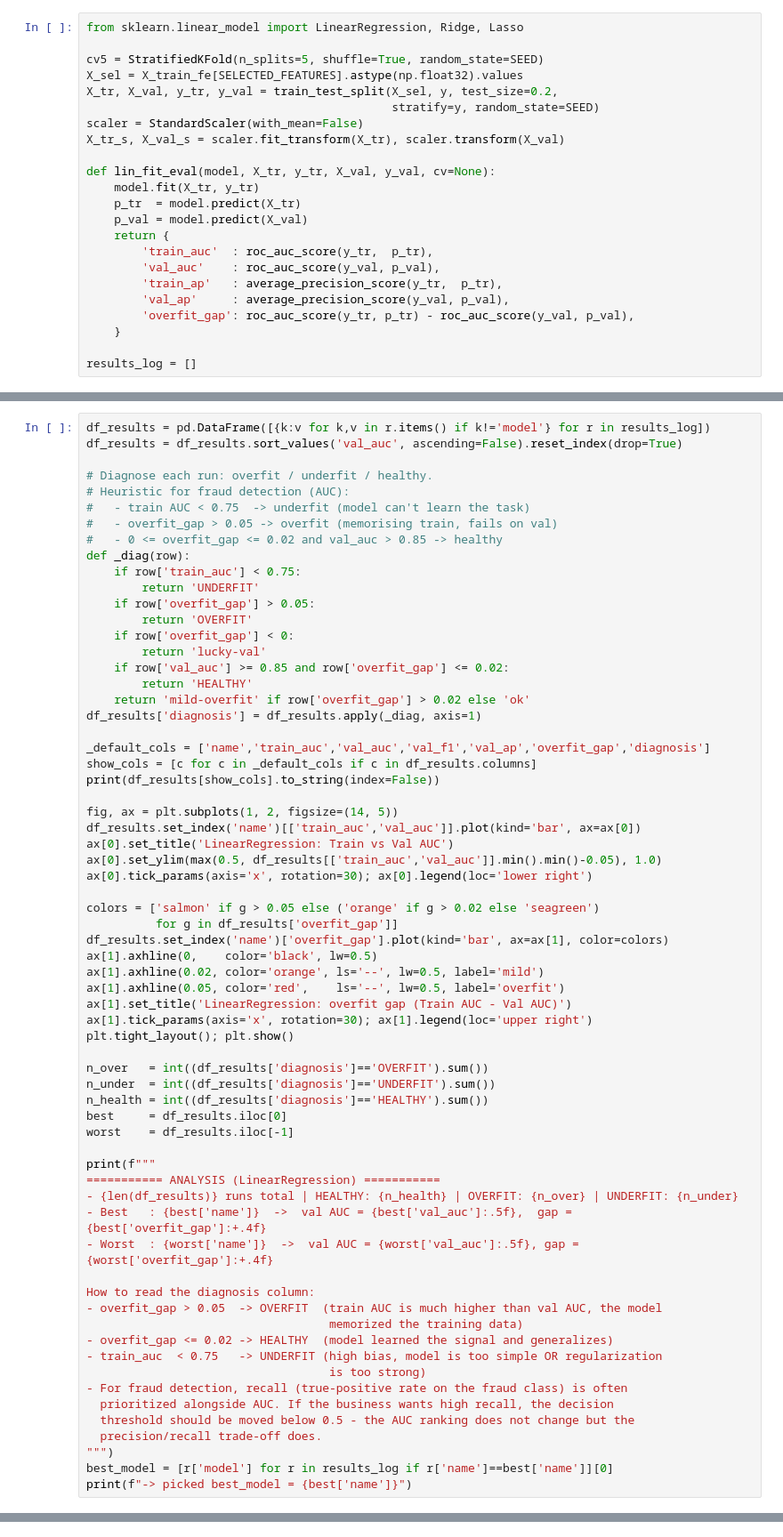
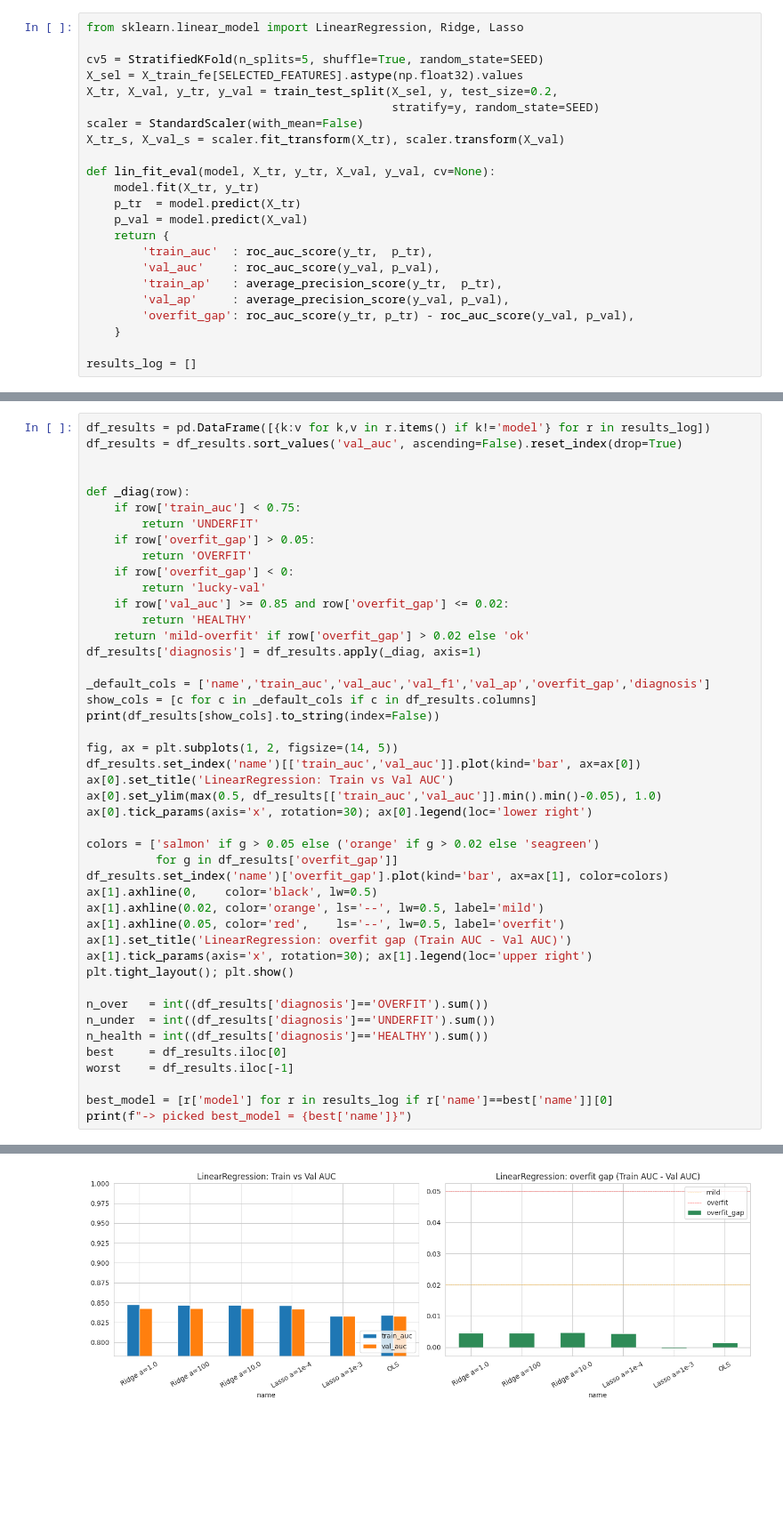
Before and after one commit to romaxod/ML-HW2, a Jupyter notebook: model_experiment_LinearRegression.ipynb, the cells around one changed output, grey strips where cells are left out. Shown at 89% size. Cells and saved outputs as stored; diff of their text form; blank space fills up the shorter version.

```diff
--- a/model_experiment_LinearRegression.ipynb
+++ b/model_experiment_LinearRegression.ipynb
@@ -532,11 +570,7 @@ results_log.append({'name': "Lasso a=1e-3", 'model': m, **mt})
 df_results = pd.DataFrame([{k:v for k,v in r.items() if k!='model'} for r in results_log])
 df_results = df_results.sort_values('val_auc', ascending=False).reset_index(drop=True)
 
-# Diagnose each run: overfit / underfit / healthy.
-# Heuristic for fraud detection (AUC):
-#   - train AUC < 0.75  -> underfit (model can't learn the task)
-#   - overfit_gap > 0.05 -> overfit (memorising train, fails on val)
-#   - 0 <= overfit_gap <= 0.02 and val_auc > 0.85 -> healthy
+
 def _diag(row):
     if row['train_auc'] < 0.75:
         return 'UNDERFIT'
@@ -575,22 +609,6 @@ n_health = int((df_results['diagnosis']=='HEALTHY').sum())
 best     = df_results.iloc[0]
 worst    = df_results.iloc[-1]
 
-print(f"""
-=========== ANALYSIS (LinearRegression) ===========
-- {len(df_results)} runs total | HEALTHY: {n_health} | OVERFIT: {n_over} | UNDERFIT: {n_under}
-- Best   : {best['name']}  ->  val AUC = {best['val_auc']:.5f},  gap = {best['overfit_gap']:+.4f}
-- Worst  : {worst['name']}  ->  val AUC = {worst['val_auc']:.5f}, gap = {worst['overfit_gap']:+.4f}
-
-How to read the diagnosis column:
-- overfit_gap > 0.05  -> OVERFIT  (train AUC is much higher than val AUC, the model
-                                   memorized the training data)
-- overfit_gap <= 0.02 -> HEALTHY  (model learned the signal and generalizes)
-- train_auc  < 0.75   -> UNDERFIT (high bias, model is too simple OR regularization
-                                   is too strong)
-- For fraud detection, recall (true-positive rate on the fraud class) is often
-  prioritized alongside AUC. If the business wants high recall, the decision
-  threshold should be moved below 0.5 - the AUC ranking does not change but the
-  precision/recall trade-off does.
-""")
 best_model = [r['model'] for r in results_log if r['name']==best['name']][0]
 print(f"-> picked best_model = {best['name']}")
+# %% [output]
@@ -596,0 +622 @@ print(f"-> picked best_model = {best['name']}")
+[figure, added]
```
Also changed, not shown: parts of 41 cells of this notebook.
